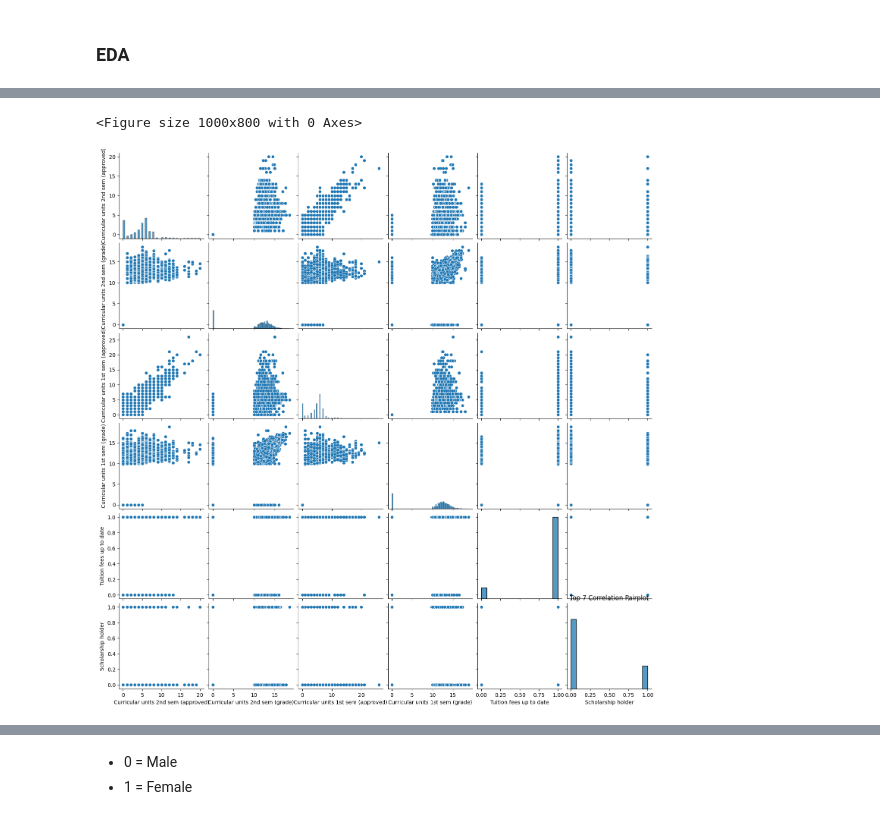
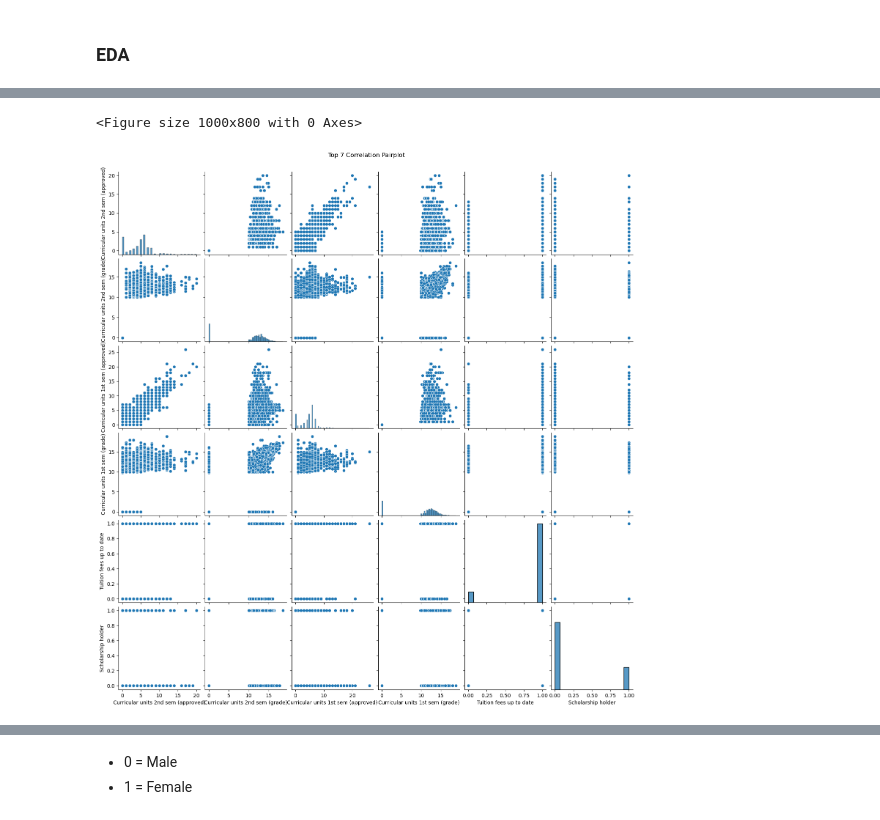
Before and after one commit to Keipatr/student-prediction-analysis, a Jupyter notebook: student_prediction_analysis.ipynb, the cells around one changed output, grey strips where cells are left out. Saved outputs shown, nothing was run; the diff lists cells and outputs as text; code cells hidden in the pictures.

```diff
--- a/student_prediction_analysis.ipynb
+++ b/student_prediction_analysis.ipynb
@@ -167,14 +175,14 @@ plt.show()
 # %%
 top_corr_columns =  df_scaled.corr().nlargest(7, 'Target')['Target'].index
 top_corr_matrix = df_scaled[top_corr_columns].corr()
 
 plt.figure(figsize=(10, 8))
 sns.pairplot(df[top_corr_columns])
-plt.title("Top 7 Correlation Pairplot")
+plt.suptitle("Top 7 Correlation Pairplot", y=1.02)
 plt.show()
 # %% [output]
 <Figure size 1000x800 with 0 Axes>
-[figure, old version]
+[figure, new version]
 # %%
 plt.figure(figsize=(6, 4))
 sns.countplot(x='Gender', data=df)
```
Also changed, not shown: parts of 11 cells of this notebook.
